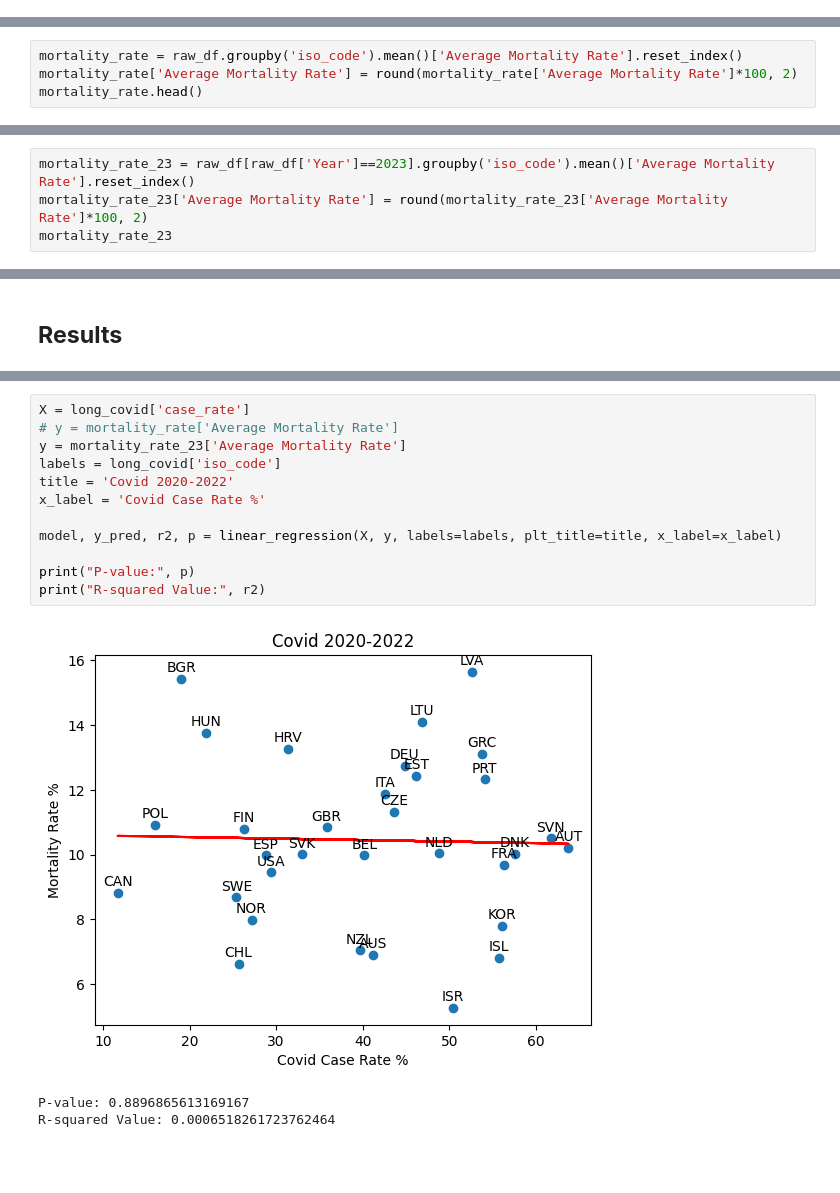
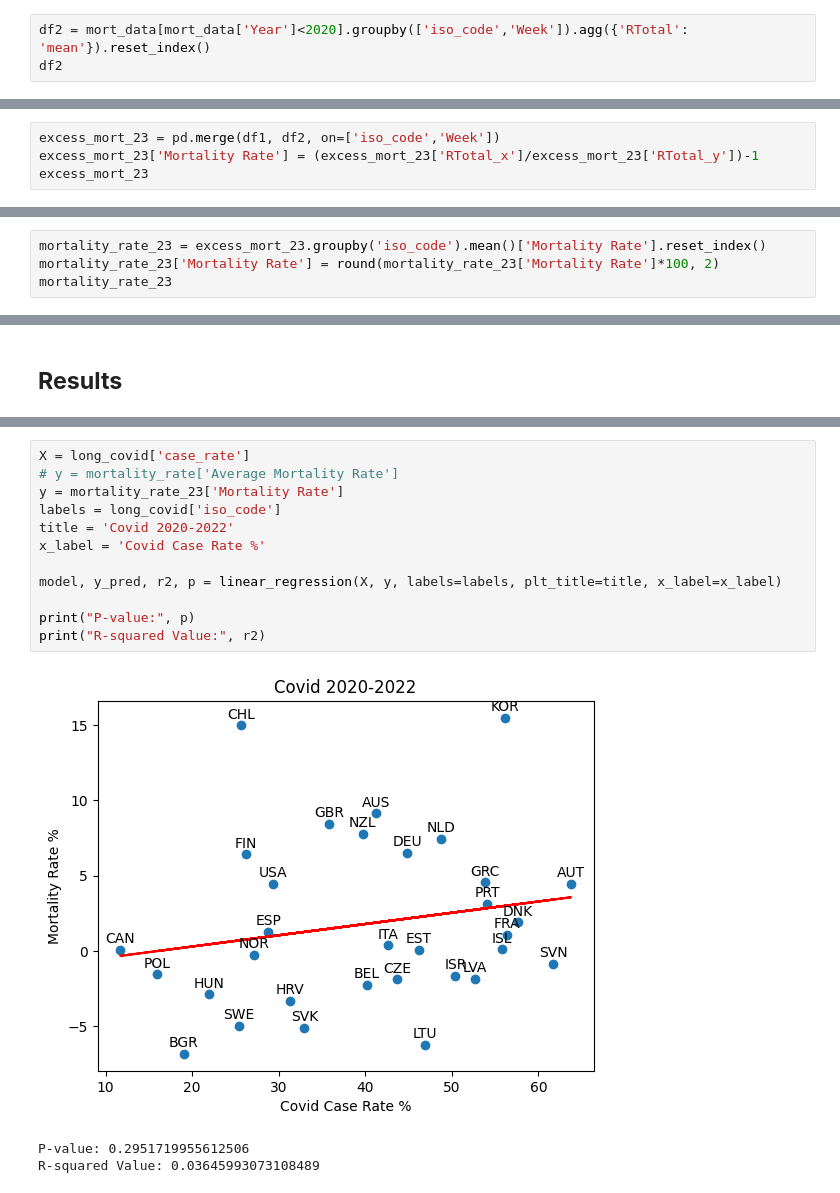
Before and after one commit to Anandraj-S/excess-death-analysis, a Jupyter notebook: excess_deaths.ipynb, the cells around one changed output, grey strips where cells are left out. Cells and saved outputs as stored; diff of their text form; blank space fills up the shorter version.

```diff
--- a/excess_deaths.ipynb
+++ b/excess_deaths.ipynb
@@ -69,0 +104,3 @@ raw_df = raw_df.astype({'new_cases' : 'int', 'total_cases' : 'int', 'total_vacci
+# %%
+df2 = mort_data[mort_data['Year']<2020].groupby(['iso_code','Week']).agg({'RTotal': 'mean'}).reset_index()
+df2
@@ -69,0 +121,4 @@ raw_df = raw_df.astype({'new_cases' : 'int', 'total_cases' : 'int', 'total_vacci
+# %%
+excess_mort_23 = pd.merge(df1, df2, on=['iso_code','Week'])
+excess_mort_23['Mortality Rate'] = (excess_mort_23['RTotal_x']/excess_mort_23['RTotal_y'])-1
+excess_mort_23
@@ -72,7 +141,7 @@ raw_df = raw_df.astype({'new_cases' : 'int', 'total_cases' : 'int', 'total_vacci
 # %% [markdown]
 #### **Data Manipulation**
 # %%
-mortality_rate = raw_df.groupby('iso_code').mean()['Average Mortality Rate'].reset_index()
-mortality_rate['Average Mortality Rate'] = round(mortality_rate['Average Mortality Rate']*100, 2)
-mortality_rate.head()
+mortality_rate_23 = excess_mort_23.groupby('iso_code').mean()['Mortality Rate'].reset_index()
+mortality_rate_23['Mortality Rate'] = round(mortality_rate_23['Mortality Rate']*100, 2)
+mortality_rate_23
 # %% [output]
@@ -85,4 +164,0 @@ mortality_rate.head()
-# %%
-mortality_rate_23 = raw_df[raw_df['Year']==2023].groupby('iso_code').mean()['Average Mortality Rate'].reset_index()
-mortality_rate_23['Average Mortality Rate'] = round(mortality_rate_23['Average Mortality Rate']*100, 2)
-mortality_rate_23
@@ -443,19 +600,19 @@ R-squared Value: 0.05001926011685287
 # %%
 X = long_covid['case_rate']
 # y = mortality_rate['Average Mortality Rate']
-y = mortality_rate_23['Average Mortality Rate']
+y = mortality_rate_23['Mortality Rate']
 labels = long_covid['iso_code']
 title = 'Covid 2020-2022'
 x_label = 'Covid Case Rate %'
 
 model, y_pred, r2, p = linear_regression(X, y, labels=labels, plt_title=title, x_label=x_label)
 
 print("P-value:", p)
 print("R-squared Value:", r2)
 # %% [output]
-[figure, old version]
+[figure, new version]
-P-value: 0.8896865613169167
-R-squared Value: 0.0006518261723762464
+P-value: 0.2951719955612506
+R-squared Value: 0.03645993073108489
 # %%
 X = vaccinations['vaccinated_percentage']
 # y = mortality_rate['Average Mortality Rate']
```
Also changed, not shown: parts of 32 cells of this notebook.
